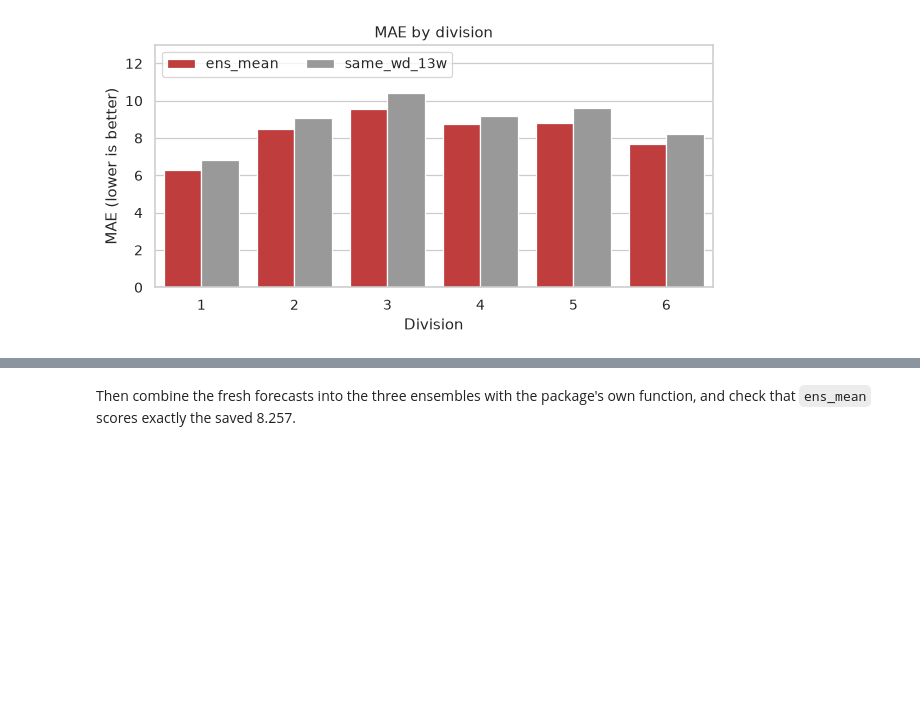
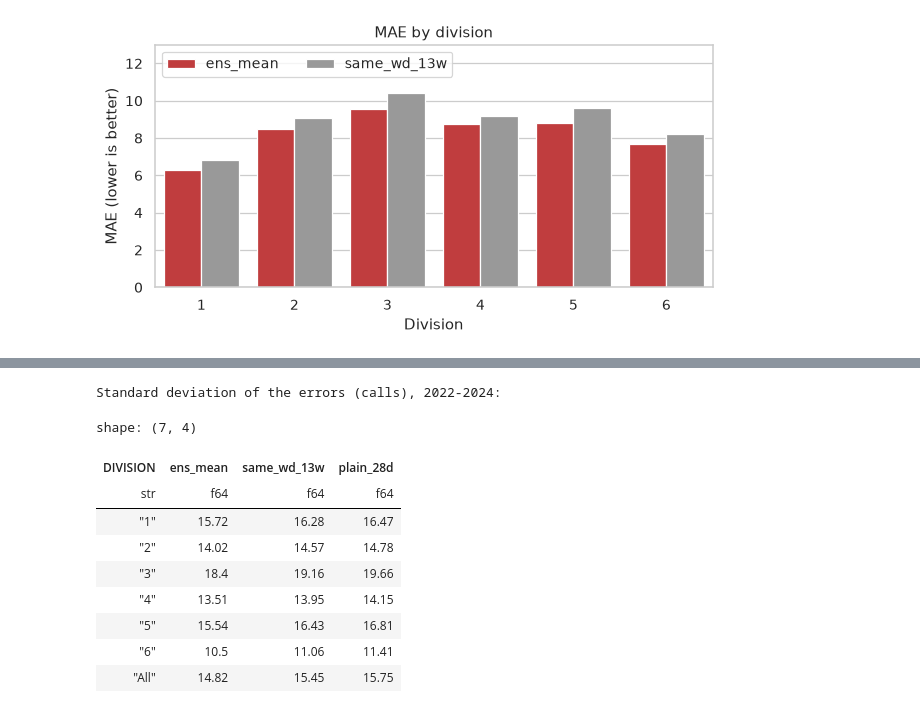
Before and after one commit to abouganemi/ycit440-sim-forecast, a Jupyter notebook: notebooks/03_models_and_ensemble.ipynb, the cells around one changed output, grey strips where cells are left out. Cells and saved outputs as stored; diff of their text form; code cells hidden in the pictures; blank space fills up the shorter version.

```diff
--- a/notebooks/03_models_and_ensemble.ipynb
+++ b/notebooks/03_models_and_ensemble.ipynb
@@ -382,13 +396,48 @@ alongside. Everything stays in memory.
 # %%
-if RERUN:
-    history = pl.read_parquet("data/processed/division_day.parquet")
-    anomalies = pl.read_parquet("data/processed/anomaly_days.parquet")
-    members = [m for m in models.default_models() if m.name in CANDIDATES]
-    rules = [baseline.SameWeekdayMean(13), baseline.PlainMean()]
-    start, end = dt.date(2021, 1, 1), dt.date(2024, 12, 31)
-    fresh = evaluate.rolling_origin(history, members + rules, spec.V2_DAILY, start, end)
-    fresh = evaluate.flag_anomalies(fresh, anomalies)
-    print(f"{fresh.height:,} fresh forecasts from {fresh['model'].n_unique()} models")
+SPREAD_MODELS = [FINAL, *BASELINES]
+validation = pl.concat([preds, ens], how="diagonal_relaxed").filter(
+    pl.col("model").is_in(SPREAD_MODELS),
+    pl.col("target_start").is_between(dt.date(2022, 1, 1), dt.date(2024, 12, 31)),
+)
+spread = pl.concat(
+    [
+        evaluate.error_spread(validation, ["DIVISION"]).with_columns(
+            pl.col("DIVISION").cast(pl.String)
+        ),
+        evaluate.error_spread(validation).with_columns(DIVISION=pl.lit("All")),
+    ],
+    how="diagonal",
+)
+
+
+def spread_table(value: str) -> pl.DataFrame:
+    """One row per division (plus "All"), one column per model."""
+    return (
+        spread.pivot("model", index="DIVISION", values=value)
+        .select("DIVISION", *SPREAD_MODELS)
+        .with_columns(pl.col(SPREAD_MODELS).round(2))
+    )
+
+
+saved = json.loads(Path("reports/error_spread.json").read_text())
+saved_sd = next(
+    r["error_sd"] for r in saved["validation"]["overall"] if r["model"] == FINAL
+)
+ens_sd = spread.filter(pl.col("DIVISION") == "All", pl.col("model") == FINAL)[
+    "error_sd"
+]
+check(round(ens_sd.item(), 3) == saved_sd, f"SD {ens_sd.item()} != report {saved_sd}")
+print("Standard deviation of the errors (calls), 2022-2024:")
+spread_table("error_sd")
+# %% [output]
+Standard deviation of the errors (calls), 2022-2024:
+shape: (7, 4)
+| DIVISION | ens_mean | same_wd_13w | plain_28d |
+| str | f64 | f64 | f64 |
+| "1" | 15.72 | 16.28 | 16.47 |
+| "2" | 14.02 | 14.57 | 14.78 |
+| "3" | 18.4 | 19.16 | 19.66 |
+| "4" | 13.51 | 13.95 | 14.15 |
+| "5" | 15.54 | 16.43 | 16.81 |
+| "6" | 10.5 | 11.06 | 11.41 |
+| "All" | 14.82 | 15.45 | 15.75 |
-# %% [markdown]
-Then combine the fresh forecasts into the three ensembles with the package's own
-function, and check that `ens_mean` scores exactly the saved 8.257.
```
Also changed, not shown: parts of 10 cells of this notebook, 1 other file.
